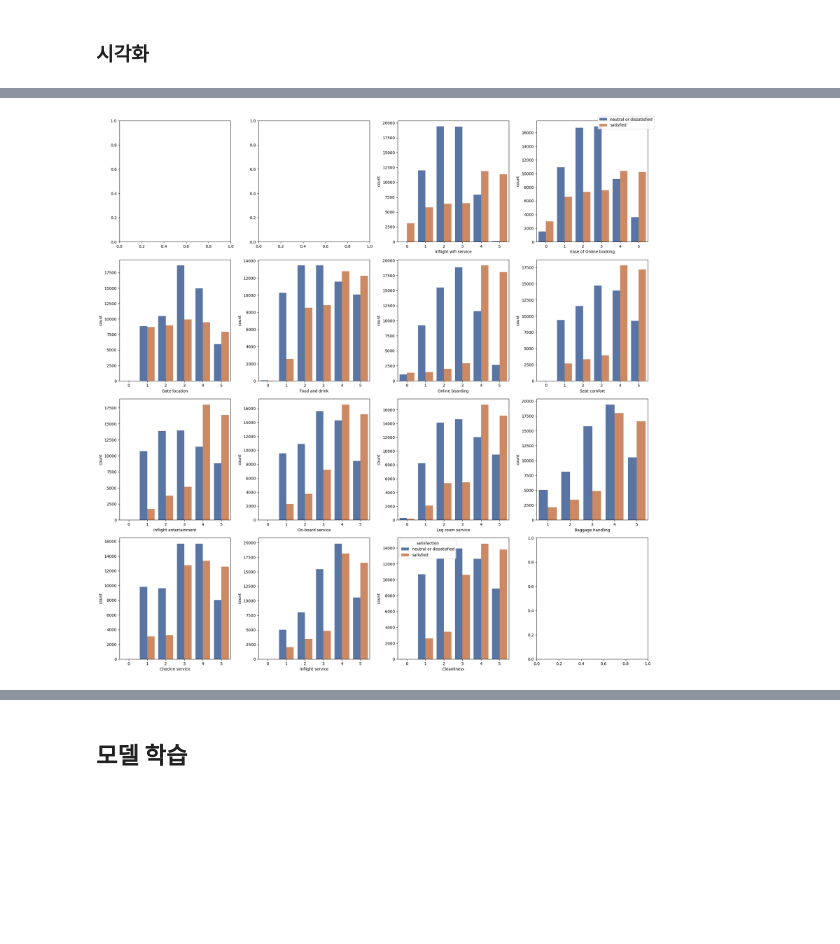
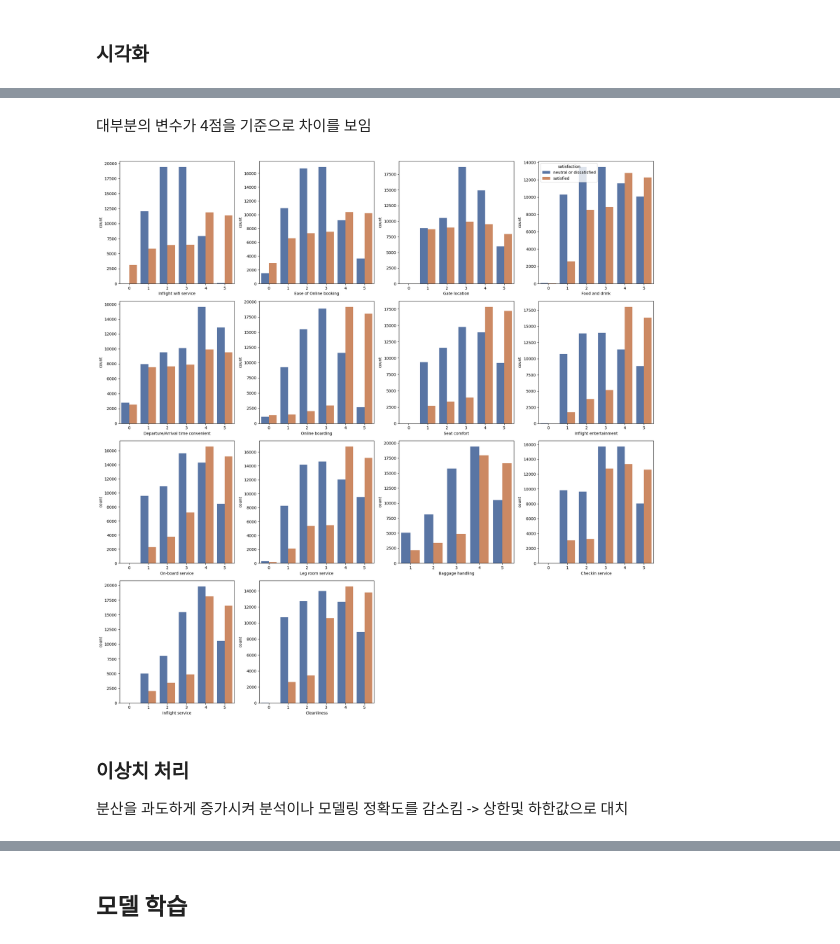
Before and after one commit to taejungjang/airline_analysis, a Jupyter notebook: airline.ipynb, the cells around one changed output, grey strips where cells are left out. Cells and saved outputs as stored; diff of their text form; code cells hidden in the pictures; blank space fills up the shorter version.

```diff
--- a/airline.ipynb
+++ b/airline.ipynb
@@ -100,20 +188,15 @@ palette = {
     "satisfied": "#DD8452"
 }
 
+cat_cols = ["Gender","Customer Type", "Class", "Type of Travel"]
 fig, axes = plt.subplots(2,2, figsize=(14, 10))
-sns.countplot(ax = axes[0,0],data = df_train, x = "Gender", hue = "satisfaction",palette = palette, hue_order = hue_order)
-sns.countplot(ax = axes[0,1],data = df_train, x = "Customer Type", hue = "satisfaction",palette = palette, hue_order = hue_order)
-sns.countplot(ax = axes[1,0],data = df_train, x = "Class", hue = "satisfaction",palette = palette, hue_order = hue_order)
-sns.countplot(ax = axes[1,1],data = df_train, x = "Type of Travel", hue = "satisfaction",palette = palette, hue_order = hue_order)
+axes = axes.flatten()
 
-for ax in axes.flat:
-    ax.legend_.remove()
+for i,(ax, col) in enumerate(zip(axes,cat_cols)):
+    show_legend = True if i == 1 else False
+    sns.countplot(ax = ax, data = df_train, x = col, hue = "satisfaction",
+                  palette = palette, hue_order = hue_order,legend=show_legend)
 
-
-handles, labels = axes[1,1].get_legend_handles_labels()
-
-
-fig.legend(handles, labels, loc='upper right')
 
 plt.tight_layout()
 plt.show()
@@ -148,41 +237,48 @@ sns.boxplot(ax = axes[3,3], data = df_train, x = "satisfaction", y = "Departure
+# %% [markdown]
+대부분의 변수가 4점을 기준으로 차이를 보임
 # %%
 hue_order = ["neutral or dissatisfied", "satisfied"]
 
 
 palette = {
     "neutral or dissatisfied": "#4C72B0",
     "satisfied": "#DD8452"
 }
 
-fig, axes = plt.subplots(4,4, figsize=(20, 20))
-# sns.countplot(ax = axes[0,0], data = df_train, hue = "satisfaction", x = "Age", palette = palette, hue_order = hue_order)
-# sns.countplot(ax = axes[0,1], data = df_train, hue = "satisfaction", x = "Flight Distance", palette = palette, hue_order = hue_order)
-sns.countplot(ax = axes[0,2], data = df_train, hue = "satisfaction", x = "Inflight wifi service", palette = palette, hue_order = hue_order)
-sns.countplot(ax = axes[0,3], data = df_train, hue = "satisfaction", x = "Ease of Online booking", palette = palette, hue_order = hue_order)
-sns.countplot(ax = axes[1,0], data = df_train, hue = "satisfaction", x = "Gate location", palette = palette, hue_order = hue_order)
-sns.countplot(ax = axes[1,1], data = df_train, hue = "satisfaction", x = "Food and drink", palette = palette, hue_order = hue_order)
-sns.countplot(ax = axes[1,2], data = df_train, hue = "satisfaction", x = "Online boarding", palette = palette, hue_order = hue_order)
-sns.countplot(ax = axes[1,3], data = df_train, hue = "satisfaction", x = "Seat comfort", palette = palette, hue_order = hue_order)
-sns.countplot(ax = axes[2,0], data = df_train, hue = "satisfaction", x = "Inflight entertainment", palette = palette, hue_order = hue_order)
-sns.countplot(ax = axes[2,1], data = df_train, hue = "satisfaction", x = "On-board service", palette = palette, hue_order = hue_order)
-sns.countplot(ax = axes[2,2], data = df_train, hue = "satisfaction", x = "Leg room service", palette = palette, hue_order = hue_order)
-sns.countplot(ax = axes[2,3], data = df_train, hue = "satisfaction", x = "Baggage handling", palette = palette, hue_order = hue_order)
-sns.countplot(ax = axes[3,0], data = df_train, hue = "satisfaction", x = "Checkin service", palette = palette, hue_order = hue_order)
-sns.countplot(ax = axes[3,1], data = df_train, hue = "satisfaction", x = "Inflight service", palette = palette, hue_order = hue_order)
-sns.countplot(ax = axes[3,2], data = df_train, hue = "satisfaction", x = "Cleanliness", palette = palette, hue_order = hue_order)
-# sns.countplot(ax = axes[3,3], data = df_train, hue = "satisfaction", x = "Departure Delay in Minutes", palette = palette, hue_order = hue_order)
+columns = [
+    "Inflight wifi service", "Ease of Online booking", "Gate location", "Food and drink","Departure/Arrival time convenient",
+    "Online boarding", "Seat comfort", "Inflight entertainment", "On-board service",
+    "Leg room service", "Baggage handling", "Checkin service", "Inflight service",
+    "Cleanliness"
+]
 
-##legned
-for ax in axes.flat[2:-2]:
-    ax.legend_.remove()
+# 4x4 subplot 생성 (남는 subplot은 제거)
+fig, axes = plt.subplots(4, 4, figsize=(20, 20))
+axes = axes.flatten()
+
+# 각 열에 대해 countplot 그리기
+for i, (ax, col) in enumerate(zip(axes, columns)):
+    # 3 번째 subplot만 legend 켜기, 나머지는 숨기기
+    show_legend = True if i == 3 else False
+
+    sns.countplot(
+        ax=ax,
+        data=df_train,
+        x=col,
+        hue="satisfaction",
+        palette=palette,
+        hue_order=hue_order,
+        legend=show_legend
+    )
 
 
-handles, labels = axes[1,1].get_legend_handles_labels()
+# 남는 subplot 제거
+for ax in axes[len(columns):]:
+    ax.remove()
 
 
-fig.legend(handles, labels, loc='upper right')
 
 plt.tight_layout()
 plt.show()
 # %% [output]
-[figure, old version]
+[figure, new version]
@@ -190,0 +285,3 @@ df_train.drop(['id'],axis = 1, inplace = True)
+# %% [markdown]
+### 이상치 처리
+분산을 과도하게 증가시켜 분석이나 모델링 정확도를 감소킴 -> 상한및 하한값으로 대치
```
Also changed, not shown: parts of 42 cells of this notebook.
